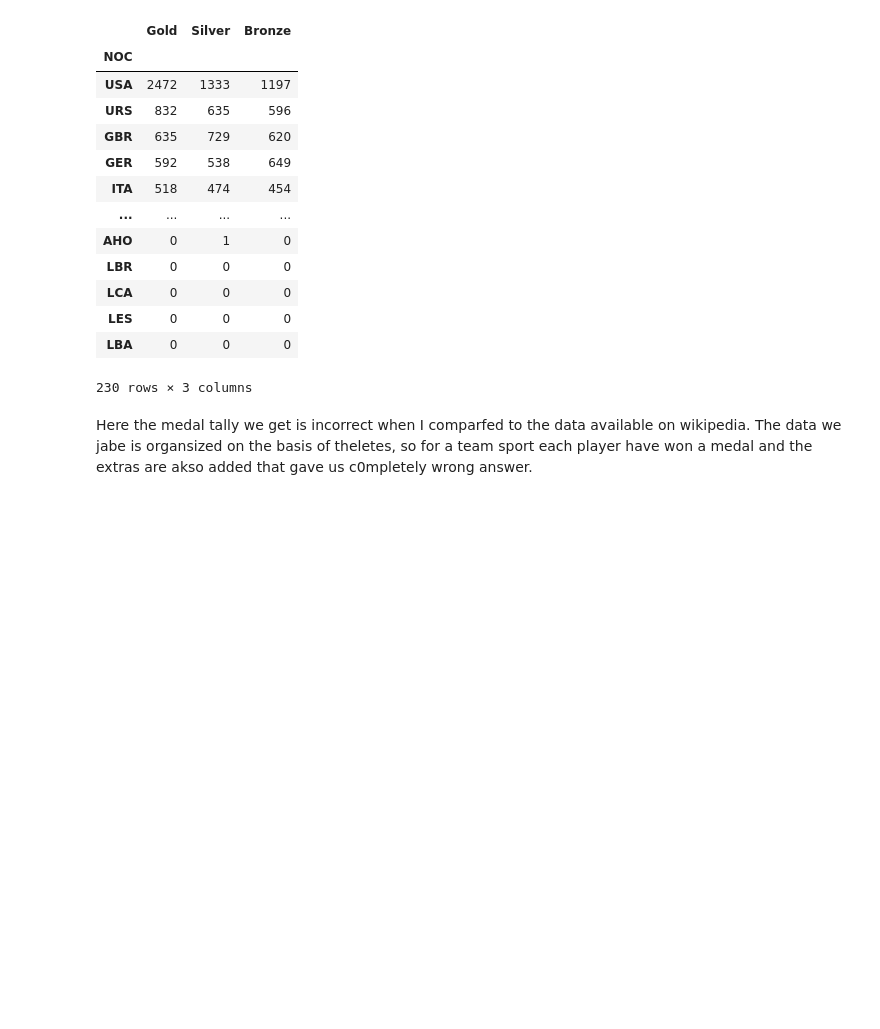
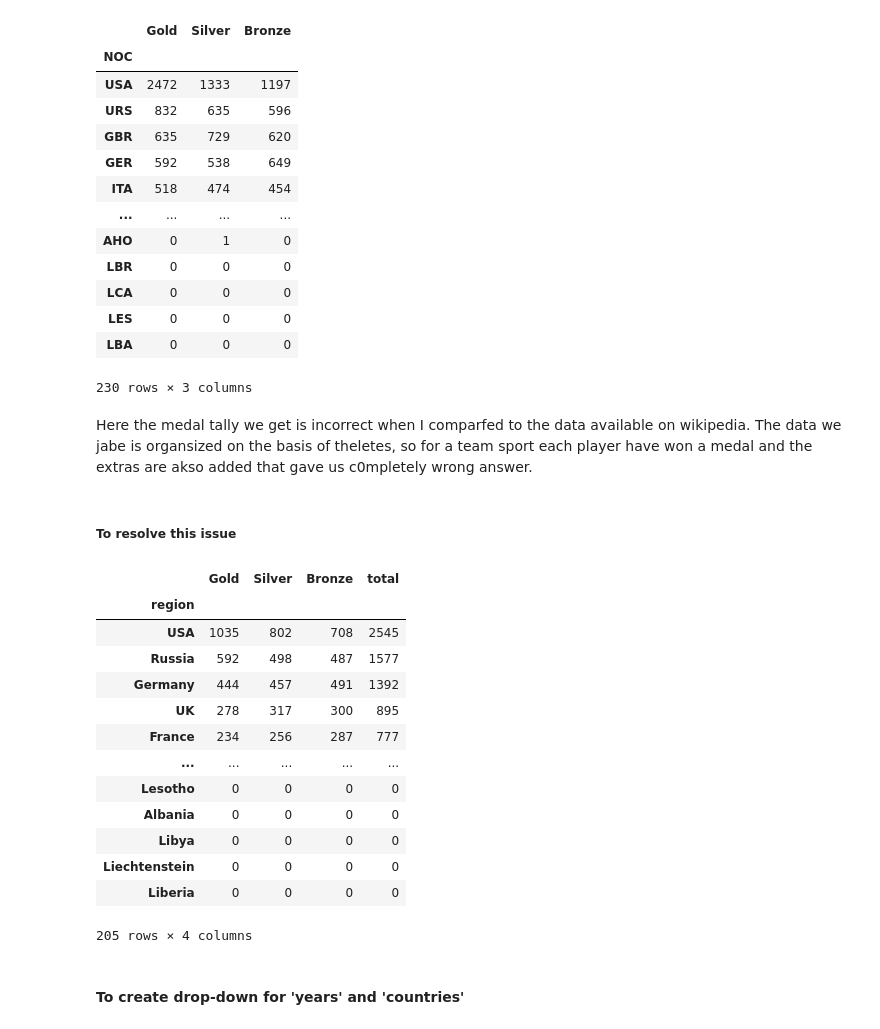
Before and after one commit to TripathiAmbrish/Olympics-Data-Analysis, a Jupyter notebook: Olympics_DA_JPNb.ipynb, the cells around one changed output. Drawn from its saved outputs; the diff is of its cells as text; code cells hidden in the pictures; blank space fills up the shorter version.

```diff
--- a/Olympics_DA_JPNb.ipynb
+++ b/Olympics_DA_JPNb.ipynb
@@ -218,3 +218,30 @@ ae_df.groupby('NOC').sum(numeric_only=True)[['Gold','Silver','Bronze']].sort_val
 Here the medal tally we get is incorrect when I comparfed to the data available on wikipedia. The data we jabe is
 organsized on the basis of theletes, so for a team sport each player have won a medal and the extras are akso added
 that gave us c0mpletely wrong answer.
+# %% [markdown]
+##### To resolve this issue
+# %%
+medal_tally = ae_df.drop_duplicates(subset = ['Team', 'region', 'Games', 'Year', 'City', 'Sport', 'Event', 'Medal'])
+# %%
+medal_tally = medal_tally.groupby('region').sum(numeric_only=True)[['Gold','Silver','Bronze']].sort_values('Gold', ascending = False)
+# %%
+medal_tally['total'] = medal_tally['Gold'] + medal_tally['Silver'] + medal_tally['Bronze']
+# %%
+medal_tally
+# %% [output]
+|  | Gold | Silver | Bronze | total |
+| region |  |  |  |  |
+| USA | 1035 | 802 | 708 | 2545 |
+| Russia | 592 | 498 | 487 | 1577 |
+| Germany | 444 | 457 | 491 | 1392 |
+| UK | 278 | 317 | 300 | 895 |
+| France | 234 | 256 | 287 | 777 |
+| ... | ... | ... | ... | ... |
+| Lesotho | 0 | 0 | 0 | 0 |
+| Albania | 0 | 0 | 0 | 0 |
+| Libya | 0 | 0 | 0 | 0 |
+| Liechtenstein | 0 | 0 | 0 | 0 |
+| Liberia | 0 | 0 | 0 | 0 |
+205 rows × 4 columns
+# %% [markdown]
+#### To create drop-down for 'years' and 'countries'
```
Also changed, not shown: parts of 9 cells of this notebook.
